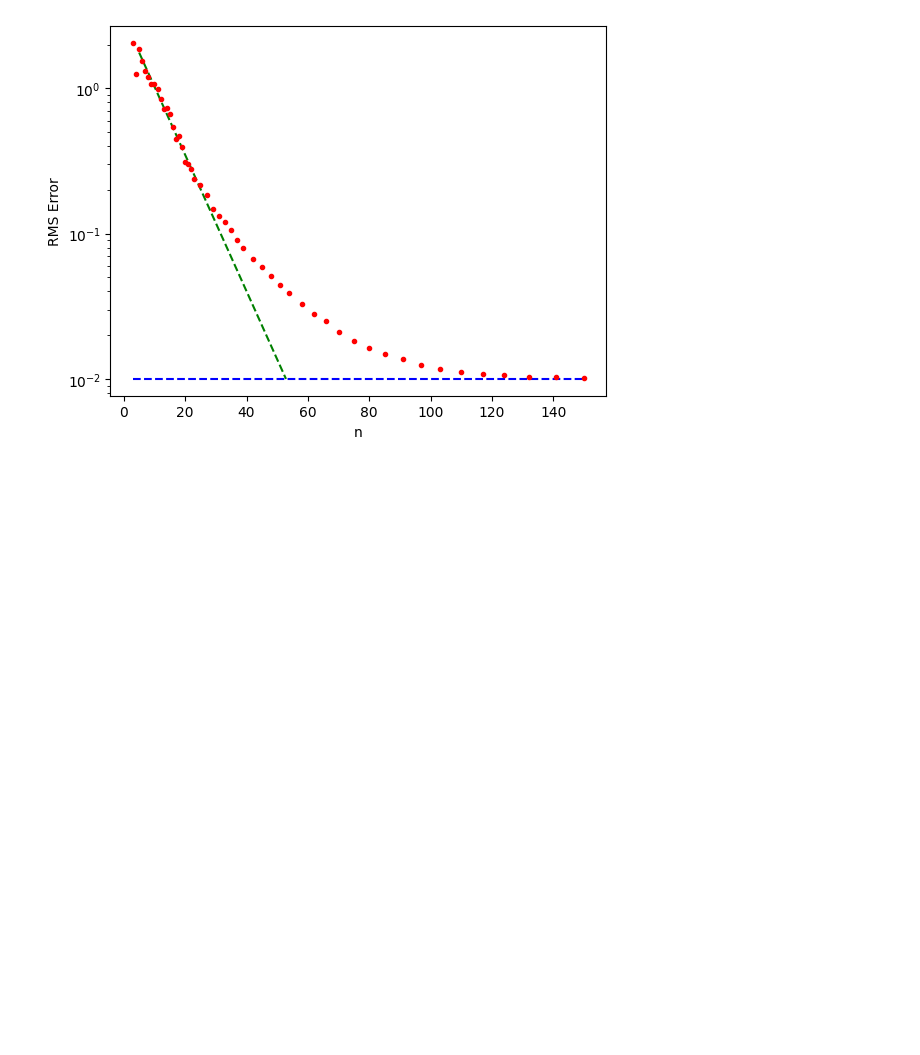
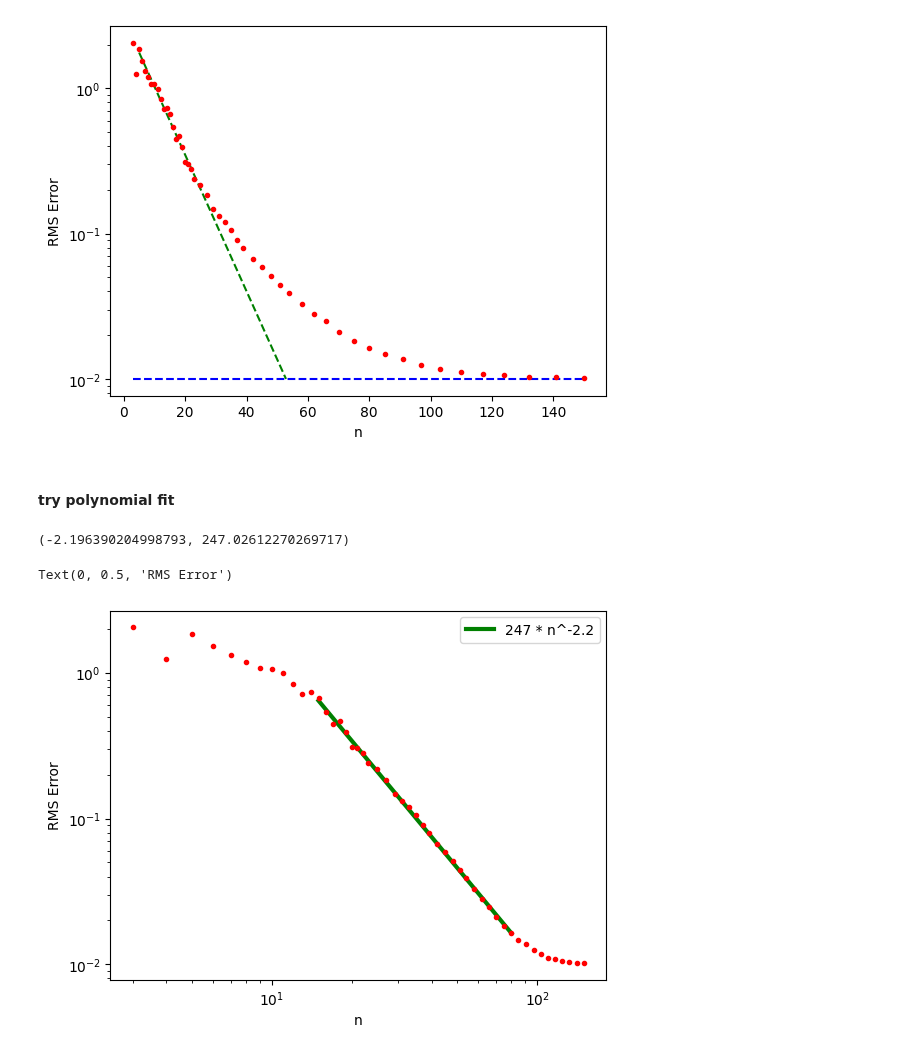
Before and after one commit to DesignToolInvestor/ManetSim, a Jupyter notebook: CdfFit/Note Books/sech_positive.ipynb, the cells around one changed output. Drawn from its saved outputs; the diff is of its cells as text; code cells hidden in the pictures; blank space fills up the shorter version.

```diff
--- a/CdfFit/Note Books/sech_positive.ipynb
+++ b/CdfFit/Note Books/sech_positive.ipynb
@@ -243,3 +243,37 @@ plot.ylabel('RMS Error')
 # %% [output]
 Text(0, 0.5, 'RMS Error')
 [figure]
+# %% [markdown]
+#### try polynomial fit
+# %%
+fitLim = (15,80)
+# %%
+fitIndex = IndexOf(nL, lambda n: (fitLim[0] <= n) and (n <= fitLim[1]))
+
+nFit = Sub(nL, fitIndex)
+errFit = Sub(err, fitIndex)
+
+lnNFit = tuple(log(n) for n in nFit)
+lnErrFit = tuple(log(e) for e in errFit)
+# %%
+slope,inter,_,_,_ = linregress(lnNFit, lnErrFit)
+Fit = lambda n: exp(inter) * n ** slope
+
+slope,exp(inter)
+# %% [output]
+(-2.196390204998793, 247.02612270269717)
+# %%
+plot.loglog(nL,err, '.', c='red')
+
+nGrid = fitLim
+fitGrid = tuple(map(Fit, nGrid))
+
+text = f'{round(exp(inter))} * n^{slope:.1f}'
+plot.semilogy(nGrid,fitGrid, c='green', linewidth=3, zorder=-2, label=text)
+
+plot.legend()
+plot.xlabel('n')
+plot.ylabel('RMS Error')
+# %% [output]
+Text(0, 0.5, 'RMS Error')
+[figure, added]
```
Also changed, not shown: 4 other files.
